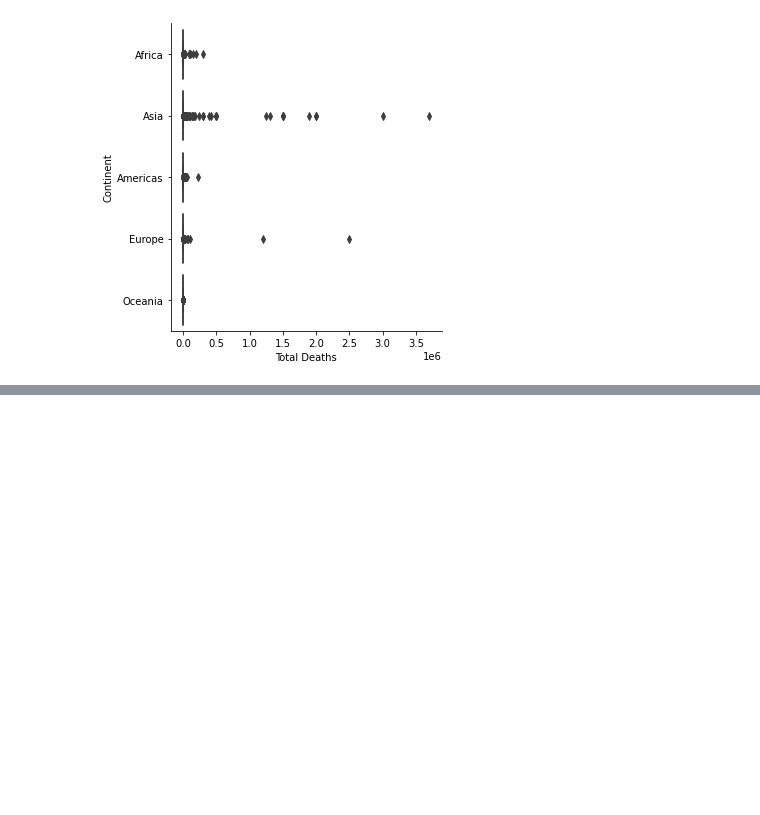
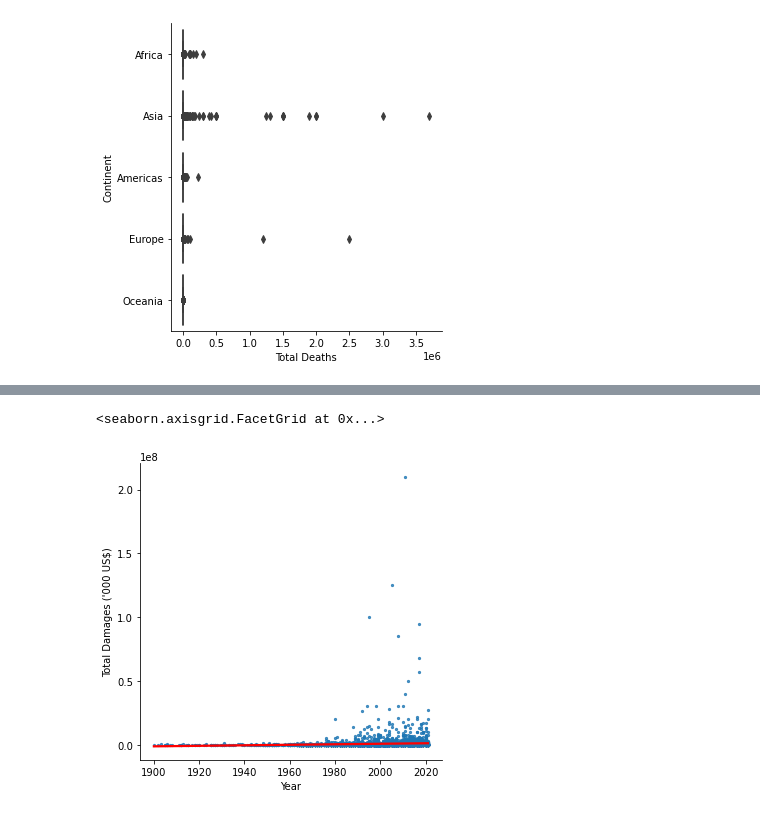
Before and after one commit to hekaplex/2022_01_DSI_WD, a Jupyter notebook: Alex/py/capstone.ipynb, the cells around one changed output, grey strips where cells are left out. Cells and saved outputs as stored; diff of their text form; code cells hidden in the pictures; blank space fills up the shorter version.

```diff
--- a/Alex/py/capstone.ipynb
+++ b/Alex/py/capstone.ipynb
@@ -209,0 +281,6 @@ sns.catplot(data=nd,
+# %%
+sns.lmplot(data=nd, x='Year', y="Total Damages ('000 US$)", ci=None,
+           scatter_kws={'s':5}, line_kws={'color':'red'})
+# %% [output]
+<seaborn.axisgrid.FacetGrid at 0x...>
+[figure, added]
```
Also changed, not shown: parts of 9 cells of this notebook.
